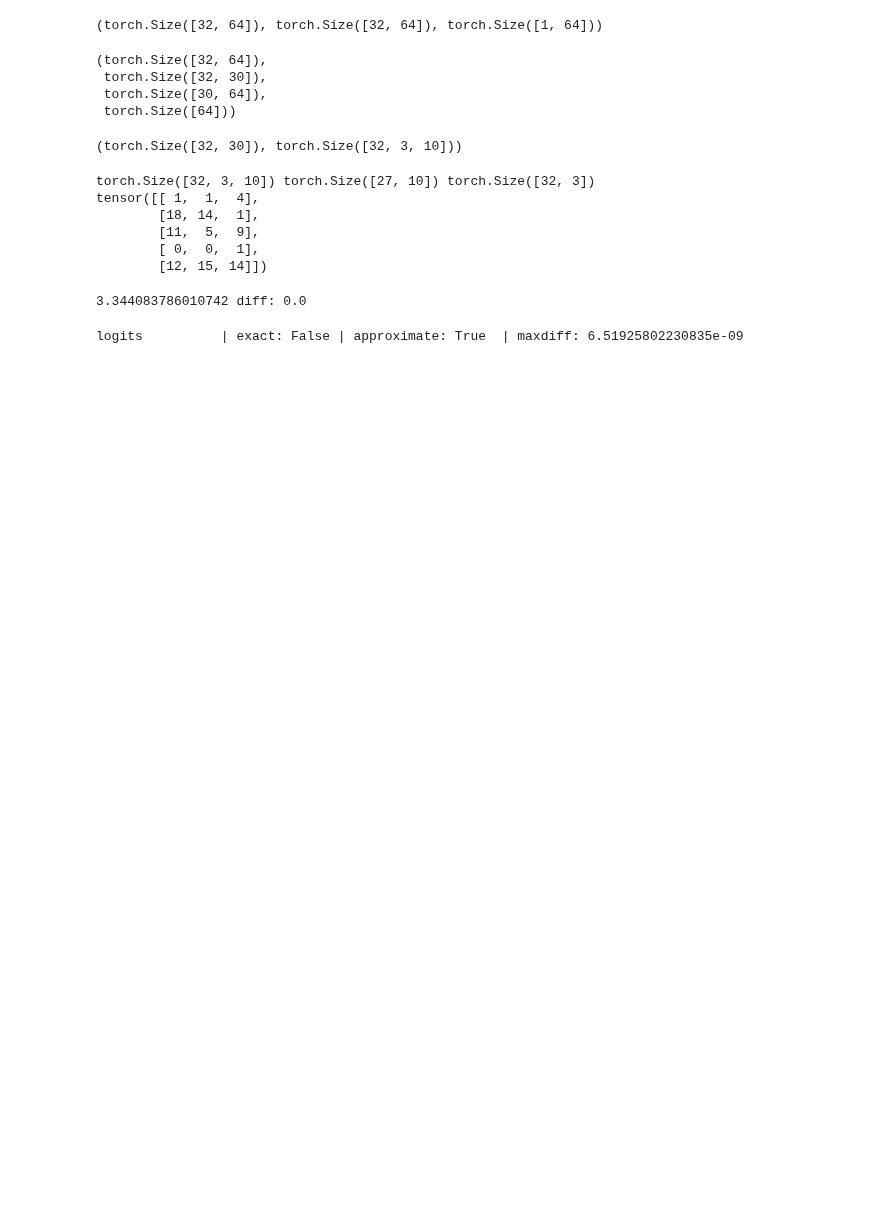
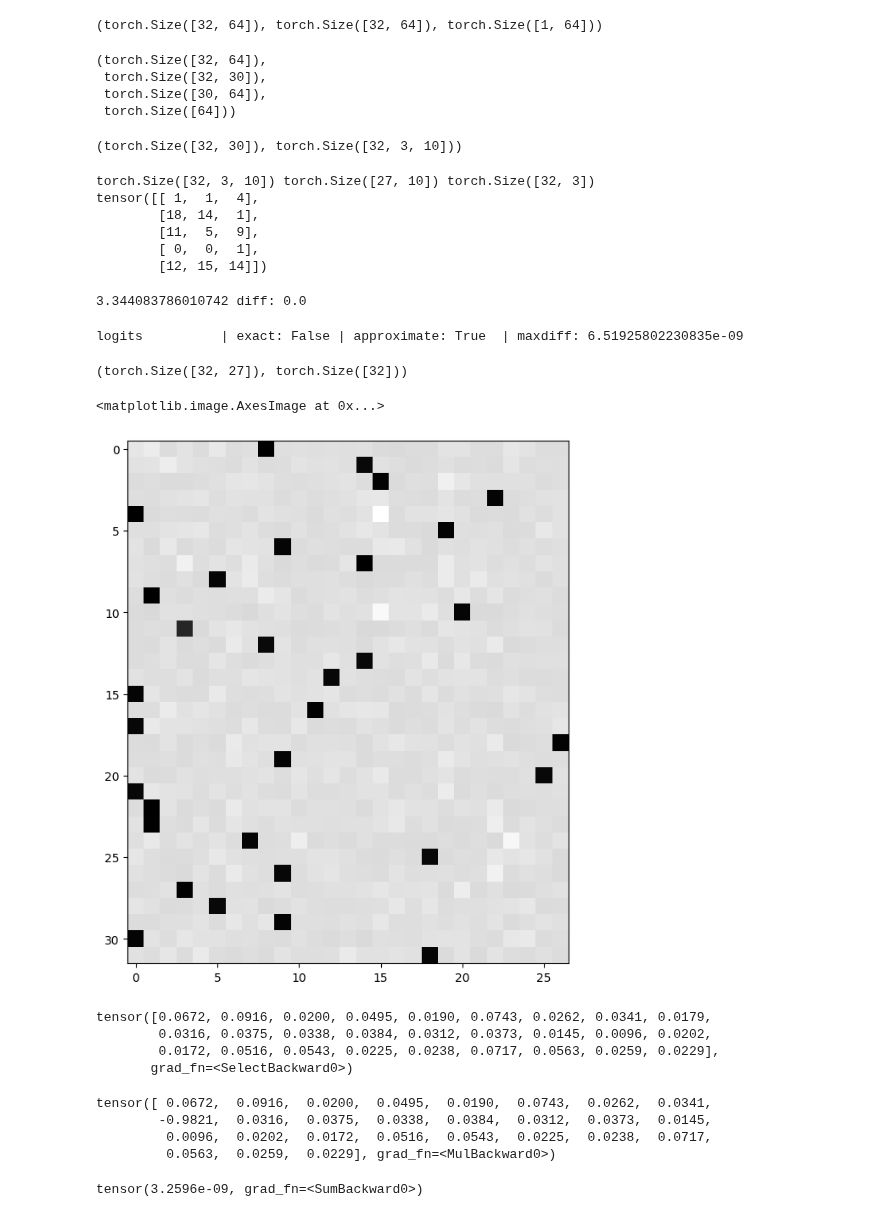
Before and after one commit to vidyabhandary/nanogpt, a Jupyter notebook: Makemore_part4_backprop.ipynb, the cells around one changed output. Saved outputs shown, nothing was run; the diff lists cells and outputs as text; code cells hidden in the pictures; blank space fills up the shorter version.

```diff
--- a/Makemore_part4_backprop.ipynb
+++ b/Makemore_part4_backprop.ipynb
@@ -394,3 +394,34 @@ dlogits /= n
 cmp('logits', dlogits, logits) # I can only get approximate to be true, my maxdiff is 6e-9
 # %% [output]
 logits          | exact: False | approximate: True  | maxdiff: 6.51925802230835e-09
+# %%
+logits.shape, Yb.shape
+# %% [output]
+(torch.Size([32, 27]), torch.Size([32]))
+# %%
+# The black squares are where the correct answers are present
+plt.figure(figsize=(8, 8))
+plt.imshow(dlogits.detach(), cmap='gray')
+# %% [output]
+<matplotlib.image.AxesImage at 0x...>
+[figure, added]
+# %%
+F.softmax(logits, 1)[0]
+# %% [output]
+tensor([0.0672, 0.0916, 0.0200, 0.0495, 0.0190, 0.0743, 0.0262, 0.0341, 0.0179,
+        0.0316, 0.0375, 0.0338, 0.0384, 0.0312, 0.0373, 0.0145, 0.0096, 0.0202,
+        0.0172, 0.0516, 0.0543, 0.0225, 0.0238, 0.0717, 0.0563, 0.0259, 0.0229],
+       grad_fn=<SelectBackward0>)
+# %%
+dlogits[0] * n
+# %% [output]
+tensor([ 0.0672,  0.0916,  0.0200,  0.0495,  0.0190,  0.0743,  0.0262,  0.0341,
+        -0.9821,  0.0316,  0.0375,  0.0338,  0.0384,  0.0312,  0.0373,  0.0145,
+         0.0096,  0.0202,  0.0172,  0.0516,  0.0543,  0.0225,  0.0238,  0.0717,
+         0.0563,  0.0259,  0.0229], grad_fn=<MulBackward0>)
+# %%
+# The amount of pull and push is equilized - the correct answer is pulled up and incorrect is pulled down
+
+dlogits[0].sum()
+# %% [output]
+tensor(3.2596e-09, grad_fn=<SumBackward0>)
```
